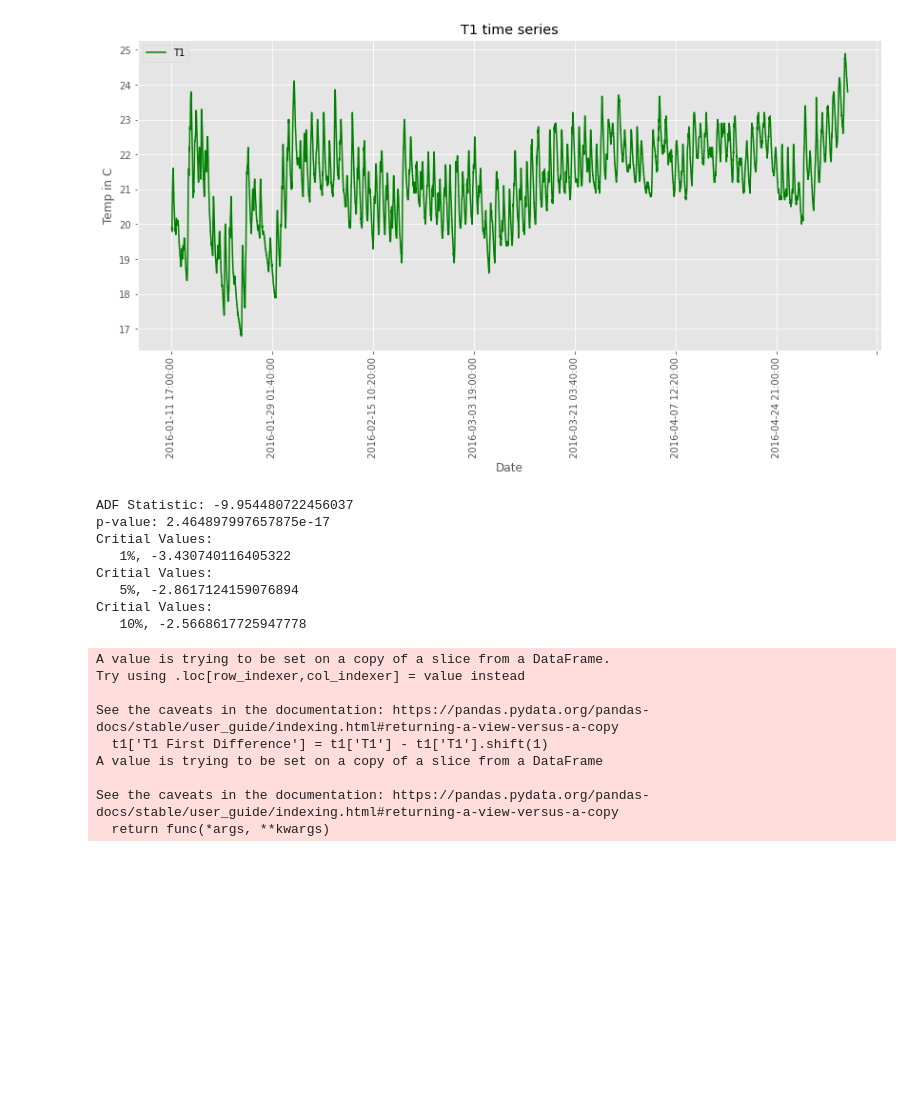
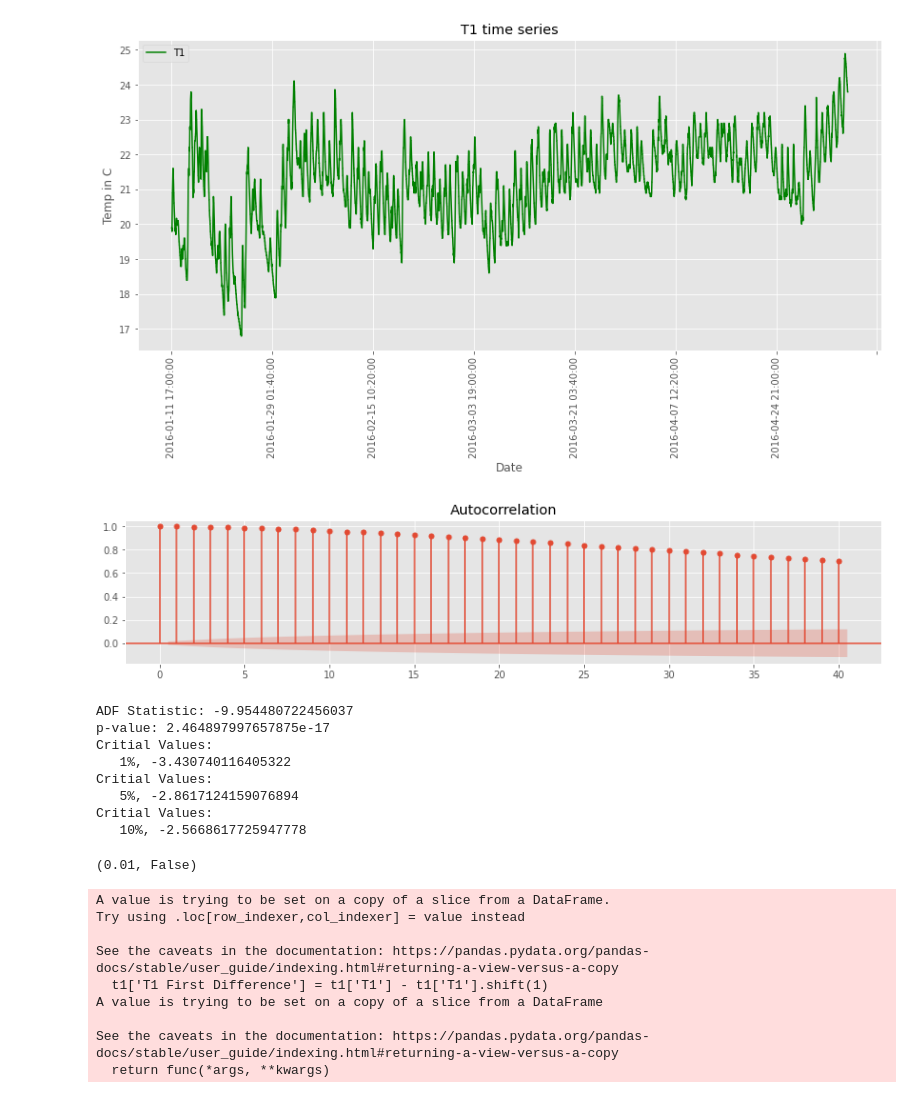
Before and after one commit to theadriennelee/498Capstone, a Jupyter notebook: ARIMA/SARIMA on T1.ipynb, the cells around one changed output. Cells and saved outputs as stored; diff of their text form; code cells hidden in the pictures; blank space fills up the shorter version.

```diff
--- a/ARIMA/SARIMA on T1.ipynb
+++ b/ARIMA/SARIMA on T1.ipynb
@@ -44,6 +52,14 @@ plt.show()
 # %% [output]
 <Figure size 864x360 with 0 Axes>
 [figure]
+# %%
+fig = plt.figure(figsize=(14,6))
+ax1 = fig.add_subplot(211)
+fig = sm.graphics.tsa.plot_acf(t1['T1'].dropna(),lags=40,ax=ax1)
+#ax2 = fig.add_subplot(212)
+#fig = sm.graphics.tsa.plot_pacf(t1['T1'].dropna(),lags=40,ax=ax2)
+# %% [output]
+[figure, added]
 # %%
 ad_fuller_result = adfuller(t1['T1'])
 print(f'ADF Statistic: {ad_fuller_result[0]}')
@@ -51,6 +67,9 @@ print(f'p-value: {ad_fuller_result[1]}')
 for key,value in ad_fuller_result[4].items():
     print('Critial Values:')
     print(f'   {key}, {value}')
+
+adft = ADFTest(alpha = 0.05)
+adft.should_diff(t1['T1'])
 # %% [output]
 ADF Statistic: -9.954480722456037
 p-value: 2.464897997657875e-17
@@ -60,6 +79,7 @@ Critial Values:
    5%, -2.8617124159076894
 Critial Values:
    10%, -2.5668617725947778
+(0.01, False)
 # %%
 t1['T1 First Difference'] = t1['T1'] - t1['T1'].shift(1)
 t1.dropna(subset = ["T1 First Difference"], inplace=True)
```
Also changed, not shown: parts of 10 cells of this notebook.
